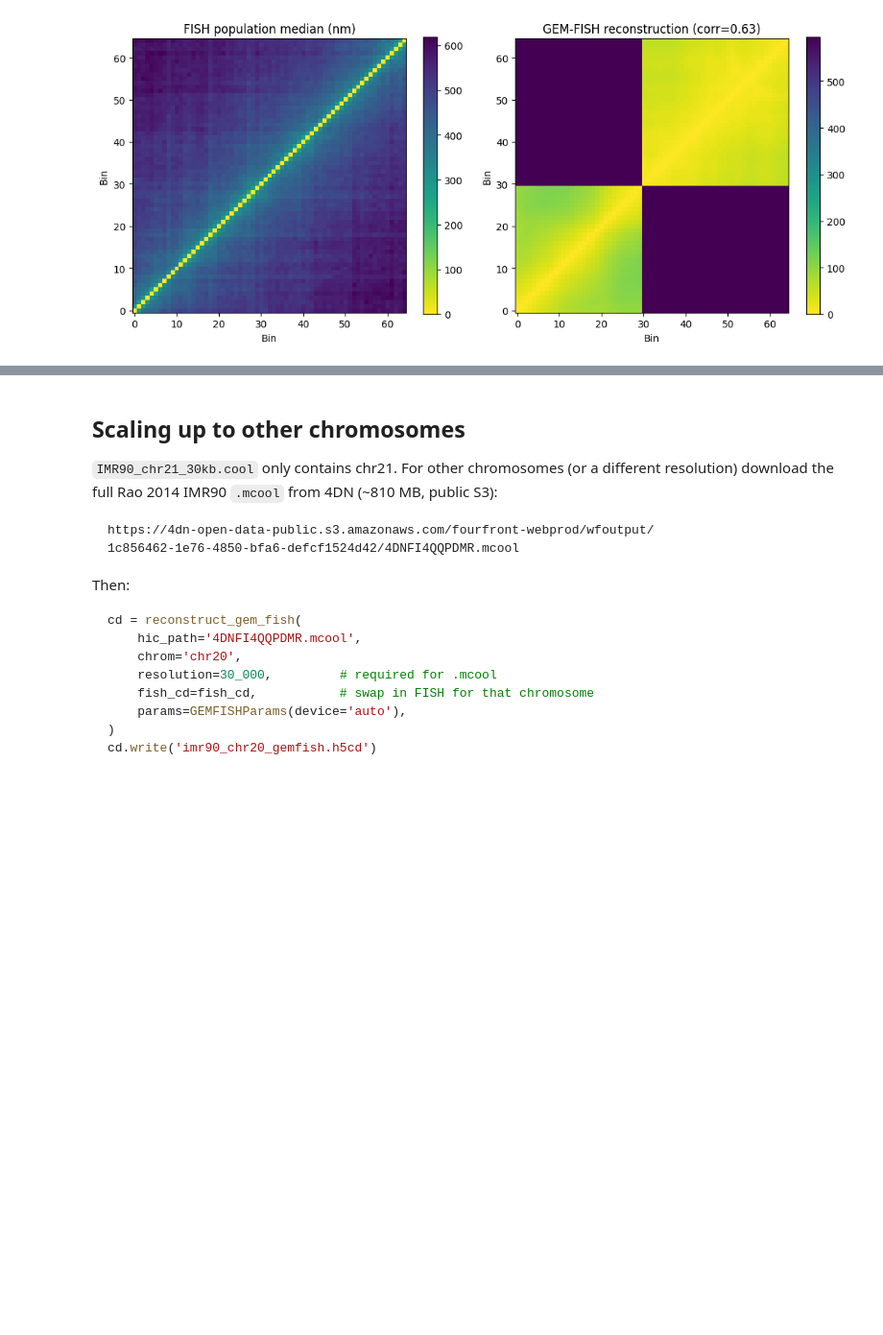
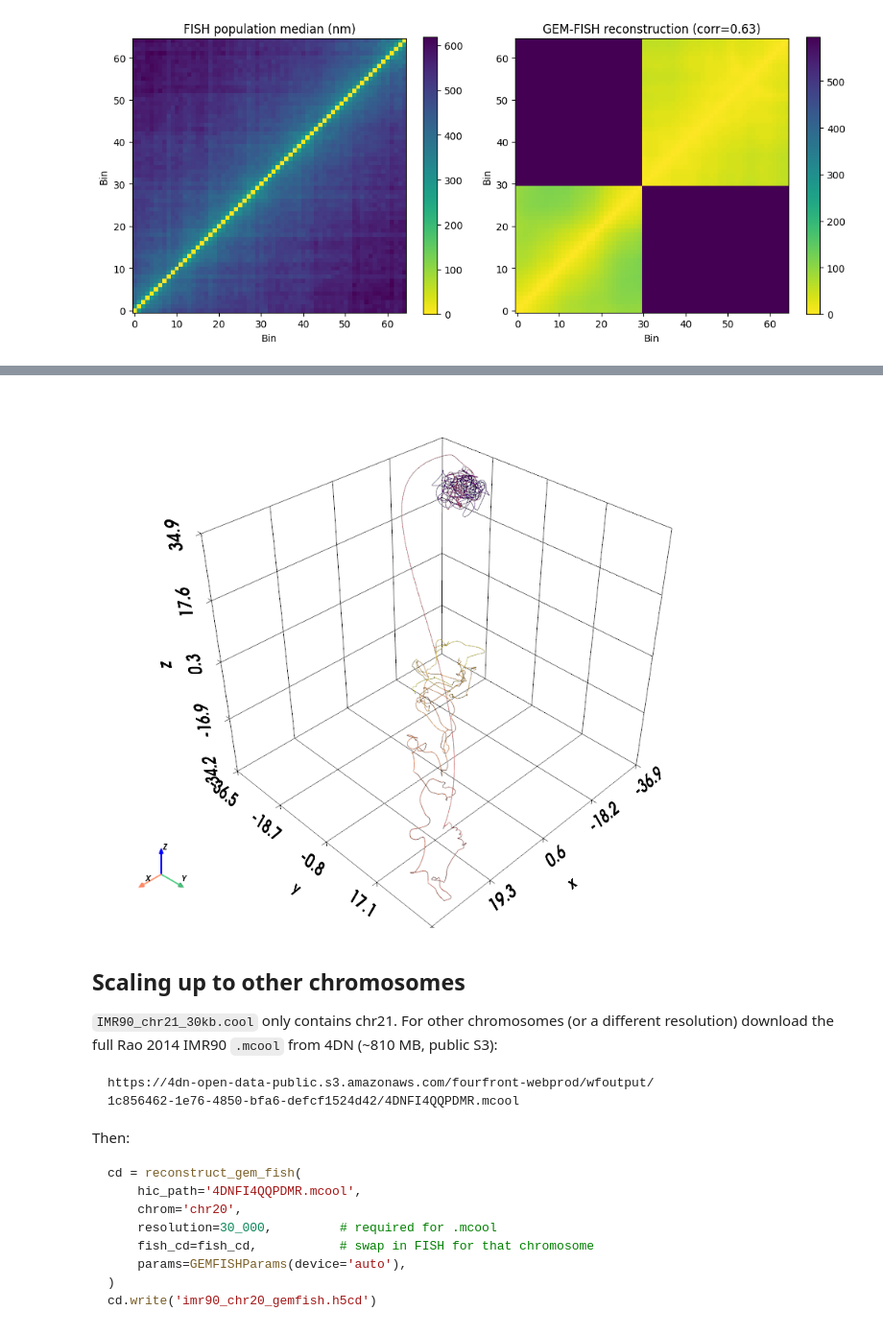
Before and after one commit to u-science-lab/U-Chrom, a Jupyter notebook: tutorials/gem_fish_reconstruction.ipynb, the cells around one changed output, grey strips where cells are left out. Shown at 96% size. Cells and saved outputs as stored; diff of their text form; code cells hidden in the pictures; blank space fills up the shorter version.

```diff
--- a/tutorials/gem_fish_reconstruction.ipynb
+++ b/tutorials/gem_fish_reconstruction.ipynb
@@ -290,3 +297,15 @@ plt.show()
+# %%
+from uchrom.pl import plot_structure_3d
+
+plot_structure_3d(
+    cd, chrom='chr21',
+    colour='bin', cmap='plasma',
+    tube_radius=0.08,
+    window_size=(900, 700),
+    notebook=True, jupyter_backend='static',
+)
+# %% [output]
+[figure, added]
 # %% [markdown]
 ## Scaling up to other chromosomes
 
```
Also changed, not shown: parts of 1 cell of this notebook, 4 other files.
